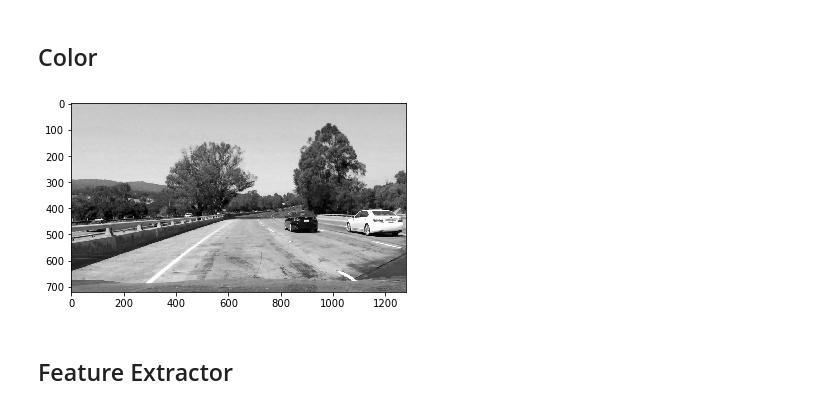
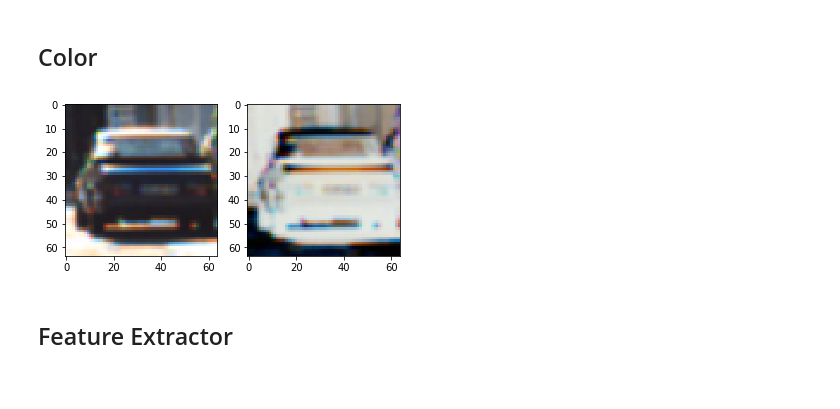
Before and after one commit to dgard8/Project_5, a Jupyter notebook: code.ipynb, the cells around one changed output. Saved outputs shown, nothing was run; the diff lists cells and outputs as text; code cells hidden in the pictures.

```diff
--- a/code.ipynb
+++ b/code.ipynb
@@ -100,9 +106,10 @@ def colorTransform(image, color):
     transform = eval('cv2.COLOR_RGB2' + color)
     return cv2.cvtColor(image, transform)
-# %%
-displayImages([colorTransform(image, 'HSV')])
-# %% [output]
-[figure, removed]
+# %%
+image = mpimg.imread('training data/vehicles/KITTI_extracted/1.png')
+displayImages([image, colorTransform(image, 'RGB')])
+# %% [output]
+[figure, added]
 # %%
 def spatialColorFeatures(image, params):
     features = cv2.resize(image, params.spatial_size).ravel()
```
Also changed, not shown: parts of 14 cells of this notebook, 4 other files.
